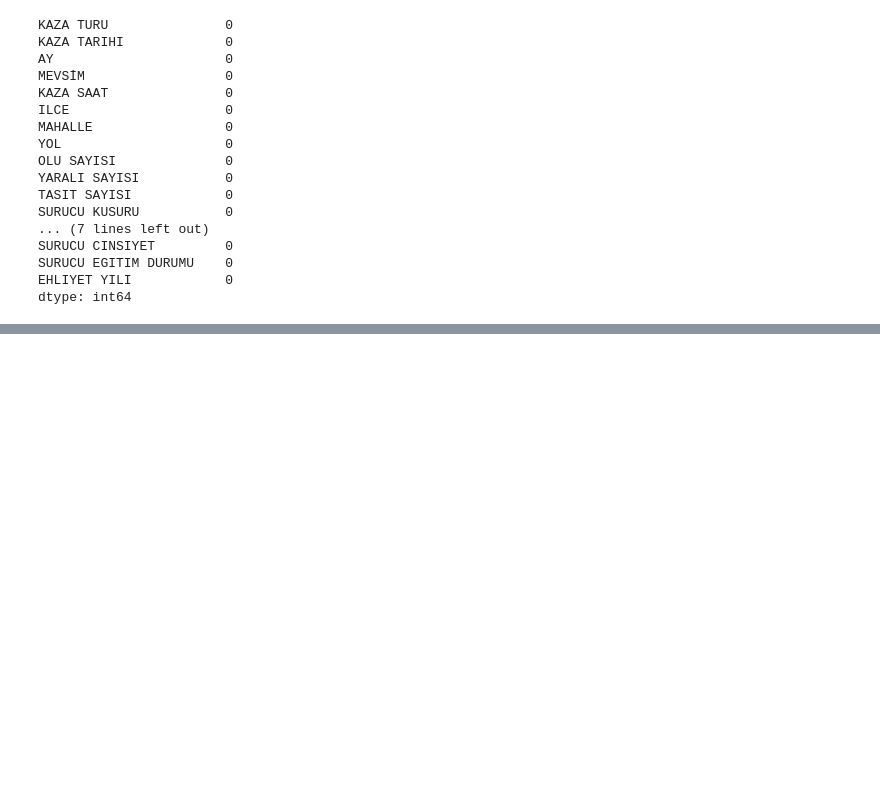
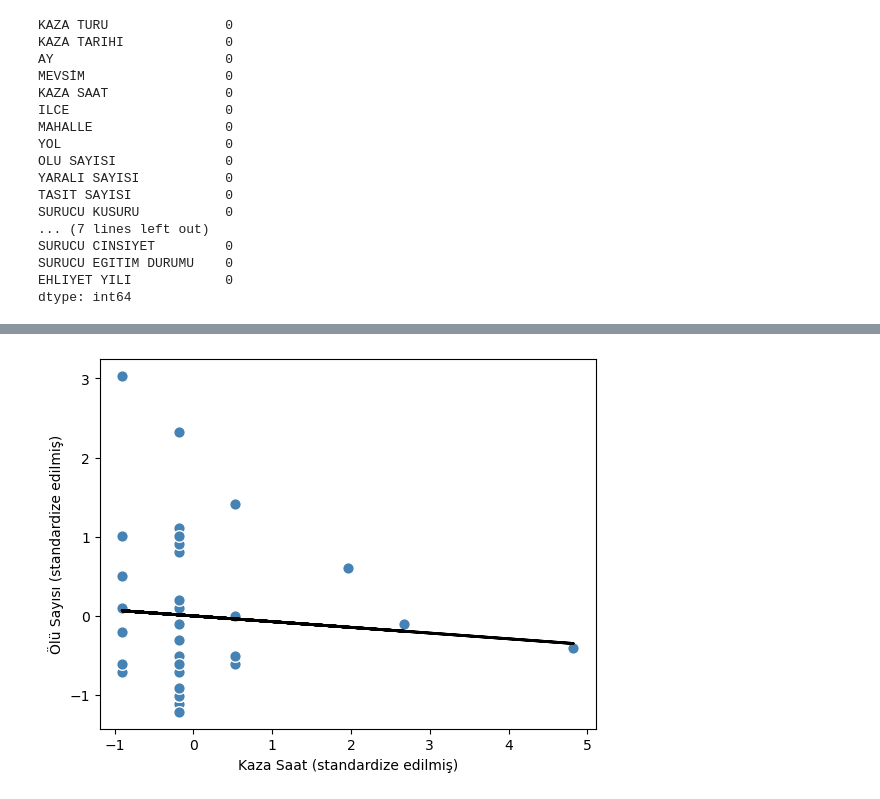
Before and after one commit to koraydincc/Data_Science_Example, a Jupyter notebook: VerİAnalizi.ipynb, the cells around one changed output, grey strips where cells are left out. Drawn from its saved outputs; the diff is of its cells as text; code cells hidden in the pictures; blank space fills up the shorter version.

```diff
--- a/VerİAnalizi.ipynb
+++ b/VerİAnalizi.ipynb
@@ -66,0 +129,11 @@ SyntaxError: invalid syntax (3258438563.py, line 7)
+# %%
+def lin_regplot(X, y, model):
+    plt.scatter(X, y, c='steelblue', edgecolor='white', s=70)
+    plt.plot(X, model.predict(X), color='black', lw=2)
+# %%
+lin_regplot(X_std, y_std, lr)
+plt.xlabel('Kaza Saat (standardize edilmiş)')
+plt.ylabel('Ölü Sayısı (standardize edilmiş)')
+plt.show()
+# %% [output]
+[figure, added]
```
Also changed, not shown: parts of 6 cells of this notebook.
